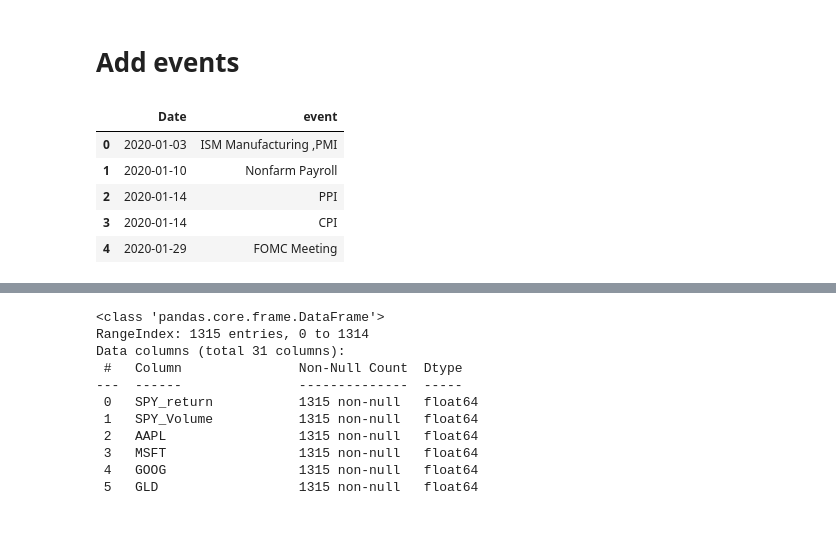
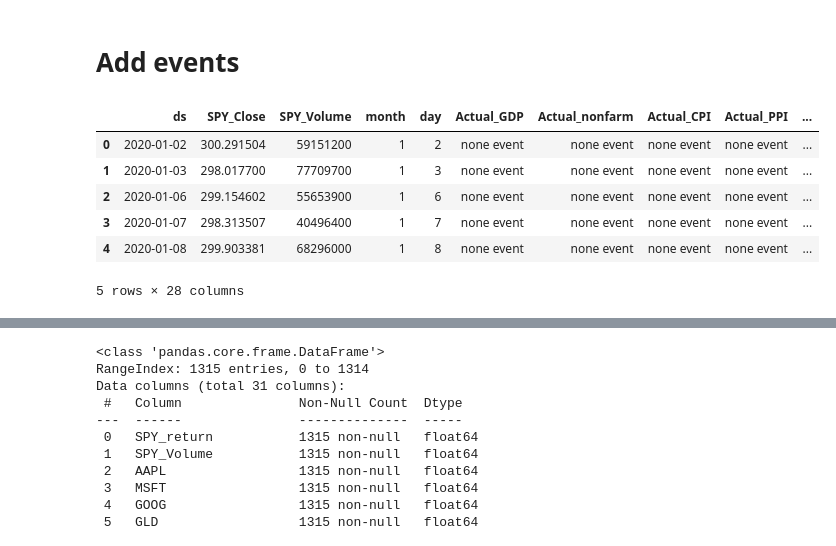
Before and after one commit to omerkobi/project-stock_Return, a Jupyter notebook: feture_selection.ipynb, the cells around one changed output, grey strips where cells are left out. Drawn from its saved outputs; the diff is of its cells as text; code cells hidden in the pictures.

Commit message:
added events
Need to finishe to check it

```diff
--- a/feture_selection.ipynb
+++ b/feture_selection.ipynb
@@ -191,17 +191,18 @@ model_lst
 # %% [markdown]
 # Add events
 # %%
-df['ds'].head()
+#df['ds'].head()
 event = pd.read_pickle('SPY_with_events.pkl')
 #event = pd.read_csv('cpi_release_dates_2020_2025.csv')
 event.head()
 # %% [output]
-|  | Date | event |
-| 0 | 2020-01-03 | ISM Manufacturing ,PMI |
-| 1 | 2020-01-10 | Nonfarm Payroll |
-| 2 | 2020-01-14 | PPI |
-| 3 | 2020-01-14 | CPI |
-| 4 | 2020-01-29 | FOMC Meeting |
+|  | ds | SPY_Close | SPY_Volume | month | day | Actual_GDP | Actual_nonfarm | Actual_CPI | Actual_PPI | ... |
+| 0 | 2020-01-02 | 300.291504 | 59151200 | 1 | 2 | none event | none event | none event | none event | ... |
+| 1 | 2020-01-03 | 298.017700 | 77709700 | 1 | 3 | none event | none event | none event | none event | ... |
+| 2 | 2020-01-06 | 299.154602 | 55653900 | 1 | 6 | none event | none event | none event | none event | ... |
+| 3 | 2020-01-07 | 298.313507 | 40496400 | 1 | 7 | none event | none event | none event | none event | ... |
+| 4 | 2020-01-08 | 299.903381 | 68296000 | 1 | 8 | none event | none event | none event | none event | ... |
+5 rows × 28 columns
 # %%
 
 event=  event.rename(columns={'Date':'ds'})
```
Also changed, not shown: parts of 33 cells of this notebook, 2 other files.
